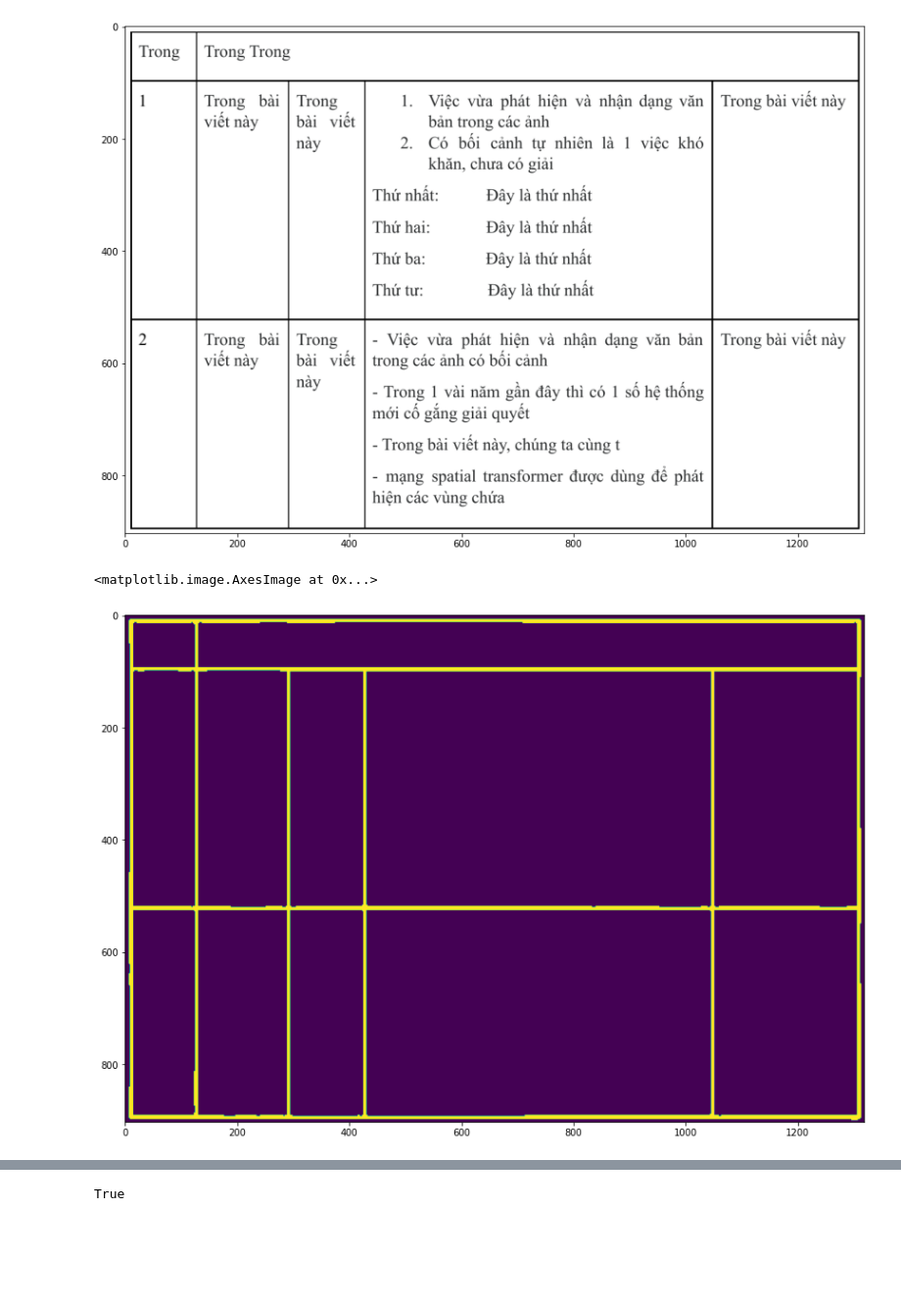
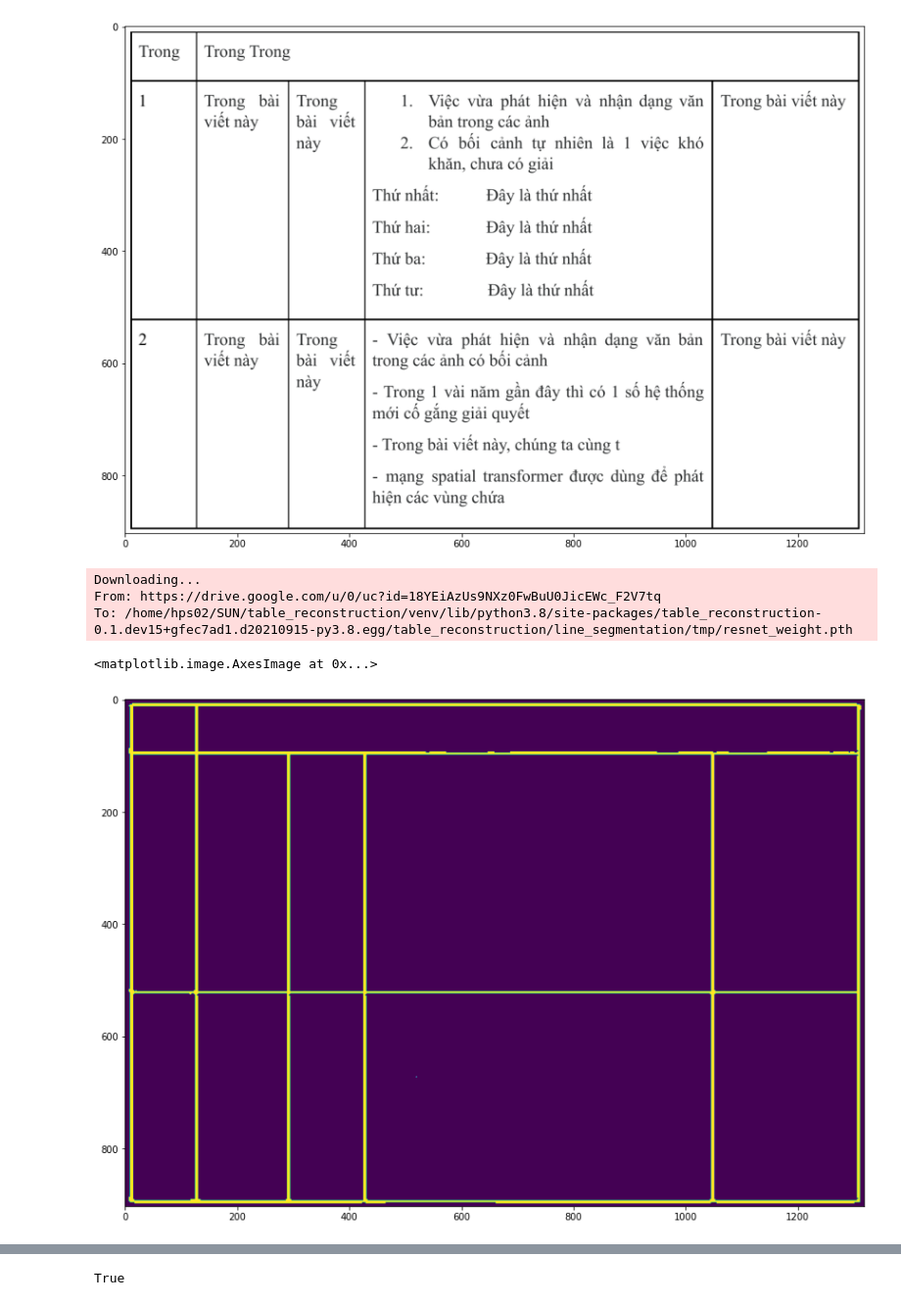
Before and after one commit to sun-asterisk-research/table_reconstruction, a Jupyter notebook: example/example.ipynb, the cells around one changed output, grey strips where cells are left out. Shown at 98% size. Drawn from its saved outputs; the diff is of its cells as text; code cells hidden in the pictures; blank space fills up the shorter version.

Commit message:
feat: add line segment module

```diff
--- a/example/example.ipynb
+++ b/example/example.ipynb
@@ -17,9 +17,12 @@ plt.imshow(img)
 <matplotlib.image.AxesImage at 0x...>
 [figure]
 # %%
-line_segmentation = LineDetector(device=device)
-mask = line_segmentation.predict(img_path)
+line_segmentation = LineSegmentation(device=device)
+mask = line_segmentation.predict(img)
 plt.imshow(mask)
 # %% [output]
-<matplotlib.image.AxesImage at 0x...>
+Downloading...
+From: https://drive.google.com/u/0/uc?id=18YEiAzUs9NXz0FwBuU0JicEWc_F2V7tq
+To: /home/hps02/SUN/table_reconstruction/venv/lib/python3.8/site-packages/table_reconstruction-0.1.dev15+gfec7ad1.d20210915-py3.8.egg/table_reconstruction/line_segmentation/tmp/resnet_weight.pth
+<matplotlib.image.AxesImage at 0x...>
-[figure, old version]
+[figure, new version]
```
Also changed, not shown: parts of 2 cells of this notebook, 8 other files.
